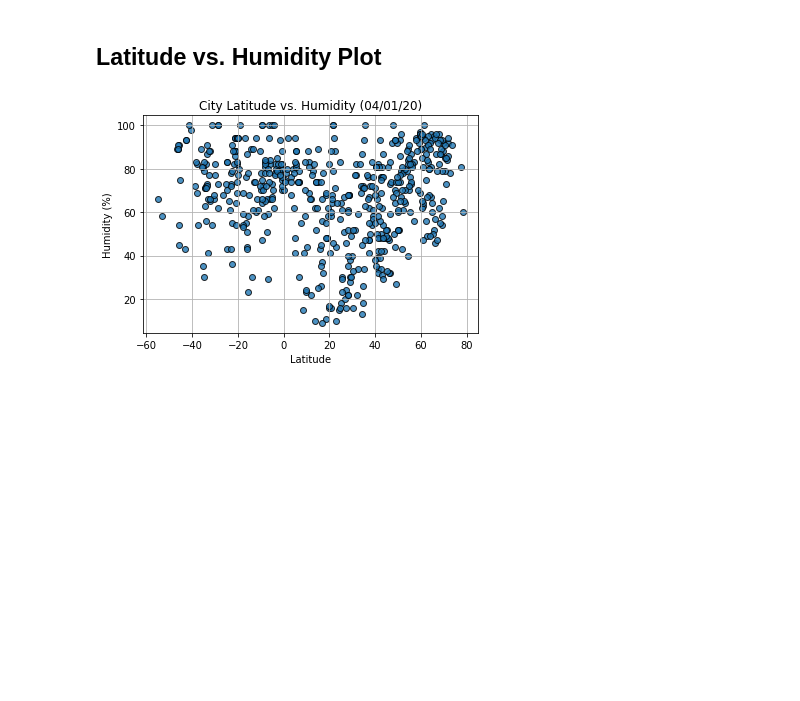
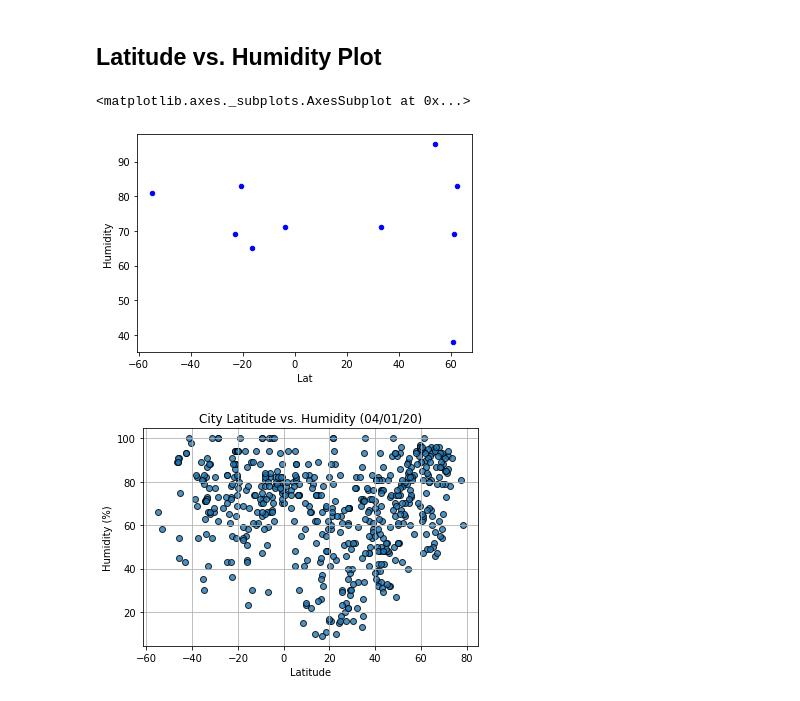
Before and after one commit to corriethomas/Python-API-Challenge, a Jupyter notebook: WeatherPy/starter_code/WeatherPy-Copy2.ipynb, the cells around one changed output. Drawn from its saved outputs; the diff is of its cells as text; code cells hidden in the pictures; blank space fills up the shorter version.

```diff
--- a/WeatherPy/starter_code/WeatherPy-Copy2.ipynb
+++ b/WeatherPy/starter_code/WeatherPy-Copy2.ipynb
@@ -200,6 +261,11 @@ Int64Index([], dtype='int64')
 [figure]
 # %% [markdown]
 ## Latitude vs. Humidity Plot
+# %%
+clean_city_df.plot.scatter("Lat", "Humidity", color="blue")
+# %% [output]
+<matplotlib.axes._subplots.AxesSubplot at 0x...>
+[figure, added]
 # %%
 # %% [output]
 [figure]
```
Also changed, not shown: parts of 9 cells of this notebook, 1 other file.
